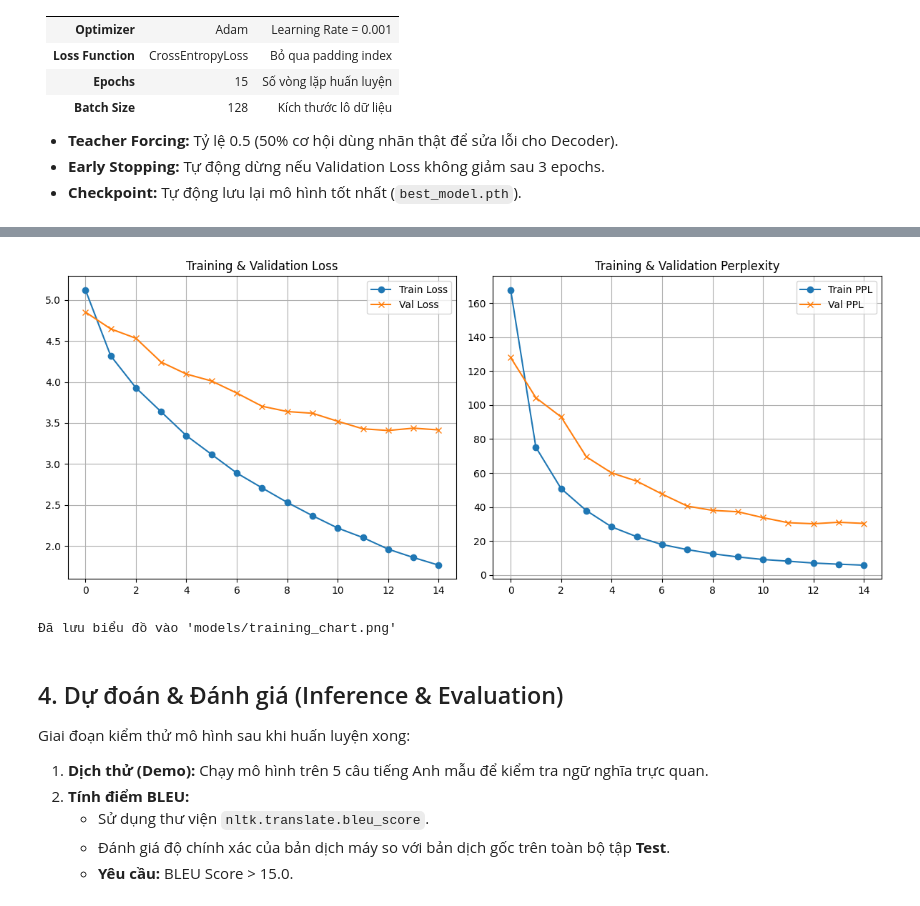
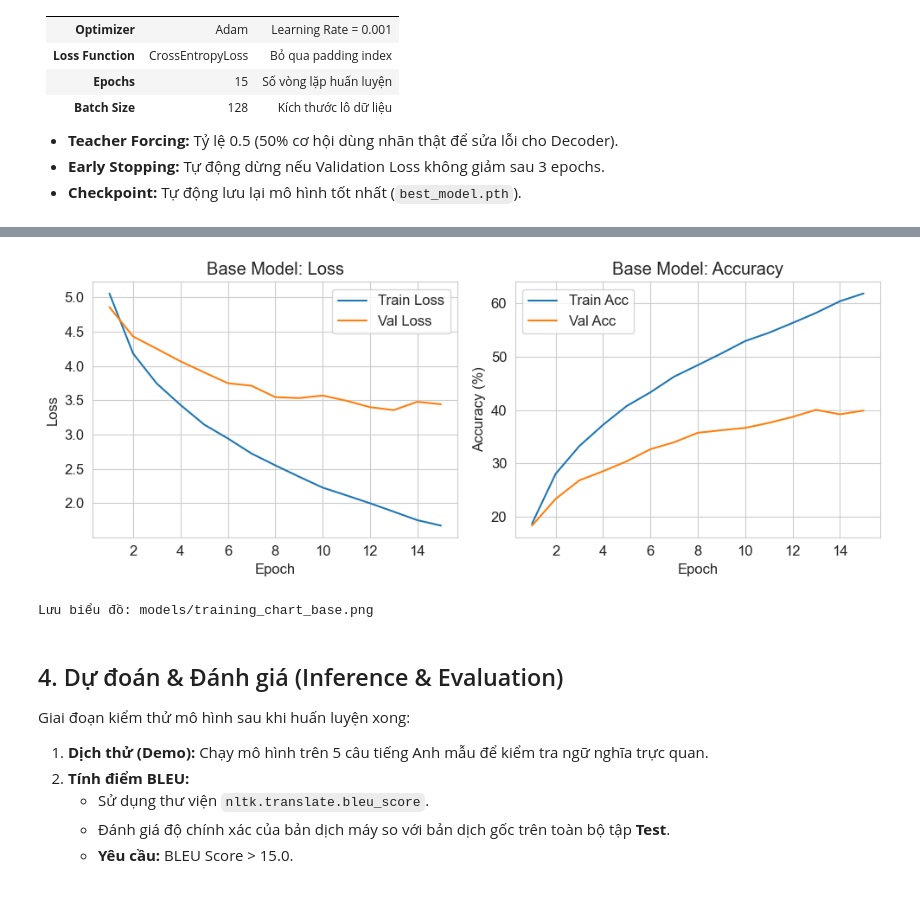
Before and after one commit to hminhquaan/NLP_Project, a Jupyter notebook: scripts/en_fr.ipynb, the cells around one changed output, grey strips where cells are left out. Saved outputs shown, nothing was run; the diff lists cells and outputs as text; code cells hidden in the pictures.

```diff
--- a/scripts/en_fr.ipynb
+++ b/scripts/en_fr.ipynb
@@ -498,32 +532,58 @@ Epoch: 11/15 | Time: 10m 11s | Lưu vào Best Model
 ... (4 outputs left out)
 # %%
 import matplotlib.pyplot as plt
+import json
+
 # ==========================================
-# Đọc file history
-with open(history_file, 'r') as hf:
-    import json
-    history = json.load(hf)
-# --- VẼ BIỂU ĐỒ ---
-plt.figure(figsize=(12, 5))
-plt.subplot(1, 2, 1)
-plt.plot(history['train_loss'], label='Train Loss', marker='o')
-plt.plot(history['val_loss'], label='Val Loss', marker='x')
-plt.title('Training & Validation Loss')
-plt.legend(); plt.grid(True)
+# VẼ BIỂU ĐỒ (BASE MODEL)
+# ==========================================
+history_file = 'models/training_history.json'
 
-plt.subplot(1, 2, 2)
-plt.plot(history['train_ppl'], label='Train PPL', marker='o')
-plt.plot(history['val_ppl'], label='Val PPL', marker='x')
-plt.title('Training & Validation Perplexity')
-plt.legend(); plt.grid(True)
+try:
+    with open(history_file, 'r') as hf:
+        history = json.load(hf)
 
-plt.tight_layout()
-plt.savefig('models/training_chart.png')
-plt.show()
-print("Đã lưu biểu đồ vào 'models/training_chart.png'")
+    epochs = range(1, len(history['train_loss']) + 1)
+
+    plt.figure(figsize=(10, 4))
+
+    # 1. Biểu đồ Loss
+    plt.subplot(1, 2, 1)
+    plt.plot(epochs, history['train_loss'], label='Train Loss')
+    plt.plot(epochs, history['val_loss'], label='Val Loss')
+    plt.title('Base Model: Loss')
+    plt.xlabel('Epoch')
+    plt.ylabel('Loss')
+    plt.legend()
+    plt.grid(True)
+
+    # 2. Biểu đồ Accuracy
+    plt.subplot(1, 2, 2)
+    if 'train_acc' in history:
+        plt.plot(epochs, [acc * 100 for acc in history['train_acc']], label='Train Acc')
+        plt.plot(epochs, [acc * 100 for acc in history['val_acc']], label='Val Acc')
+        plt.ylabel('Accuracy (%)')
+        plt.title('Base Model: Accuracy')
+    else:
+        plt.plot(epochs, history['train_ppl'], label='Train PPL')
+        plt.plot(epochs, history['val_ppl'], label='Val PPL')
+        plt.ylabel('Perplexity')
+        plt.title('Base Model: Perplexity')
+
+    plt.xlabel('Epoch')
+    plt.legend()
+    plt.grid(True)
+
+    plt.tight_layout()
+    plt.savefig('models/training_chart_base.png')
+    plt.show()
+    print("Lưu biểu đồ: models/training_chart_base.png")
+
+except FileNotFoundError:
+    print("Chưa tìm thấy file lịch sử huấn luyện.")
 # %% [output]
-[figure, old version]
+[figure, new version]
-Đã lưu biểu đồ vào 'models/training_chart.png'
+Lưu biểu đồ: models/training_chart_base.png
 # %% [markdown]
 ## 4. Dự đoán & Đánh giá (Inference & Evaluation)
 
```
Also changed, not shown: parts of 11 cells of this notebook, 7 other files.
